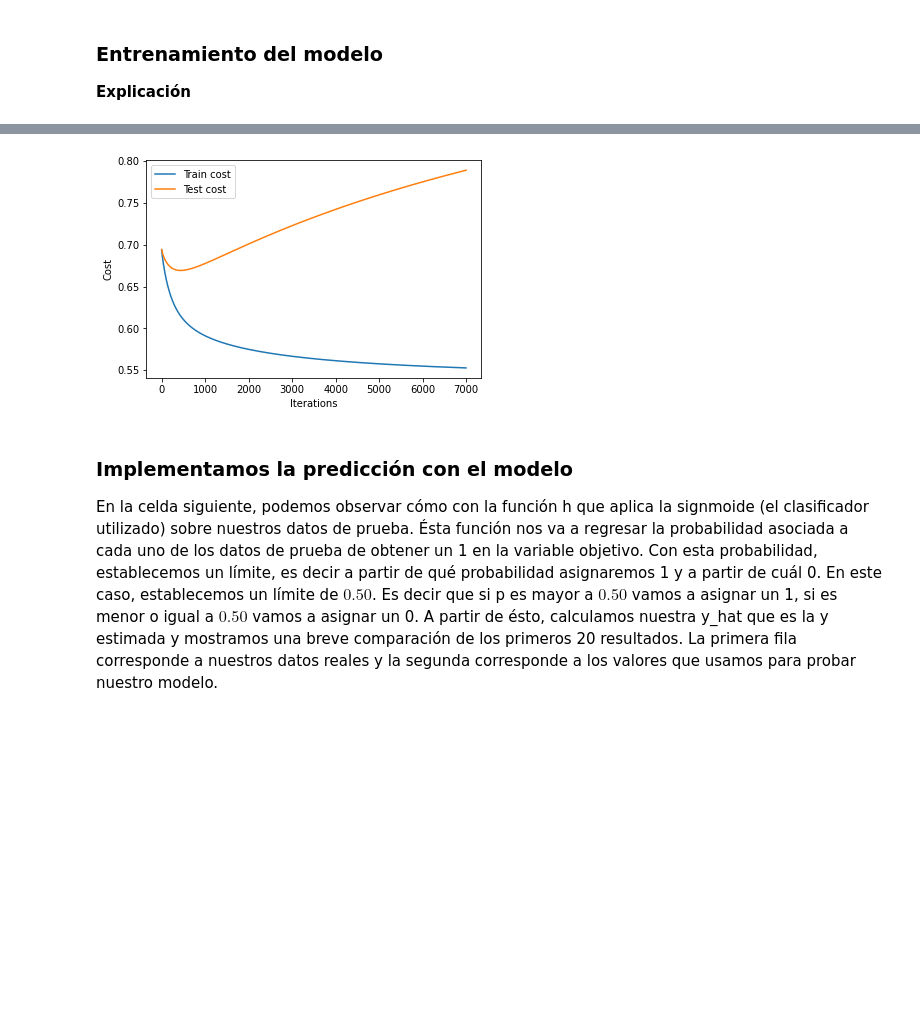
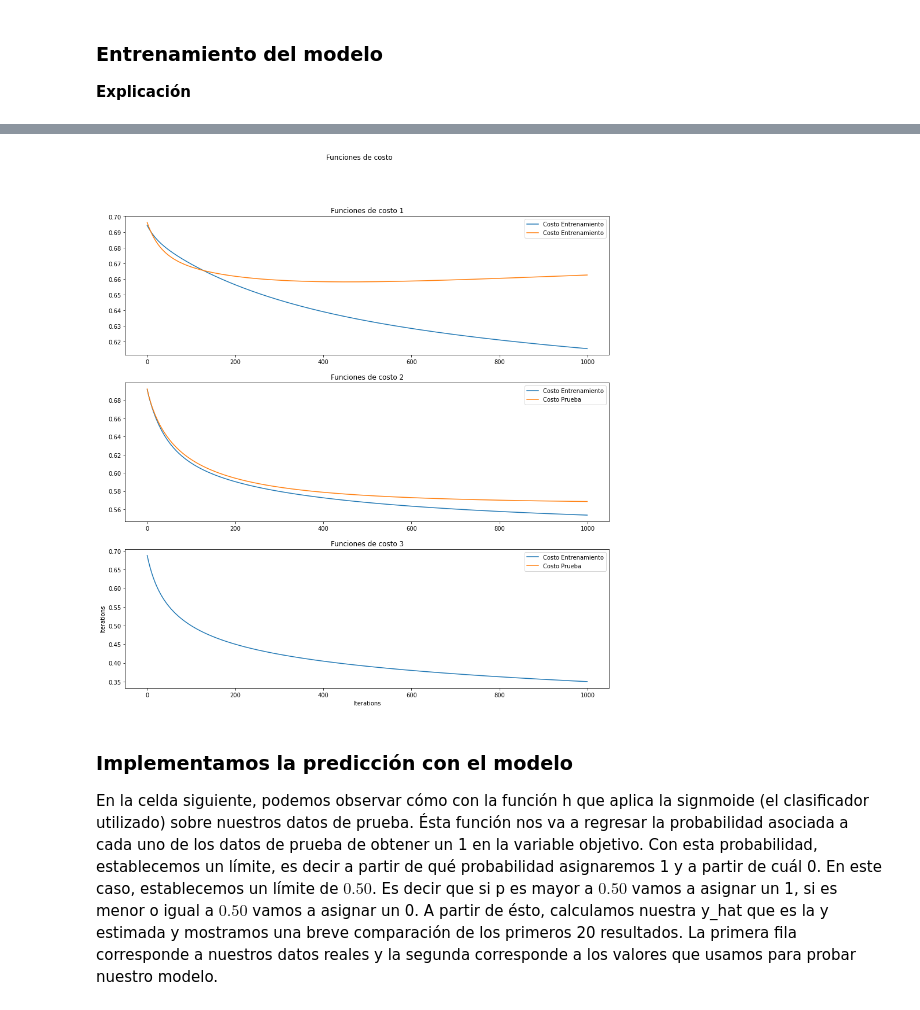
Before and after one commit to renattaGS/PAP-ML-ETICO, a Jupyter notebook: notebook.ipynb, the cells around one changed output, grey strips where cells are left out. Cells and saved outputs as stored; diff of their text form; code cells hidden in the pictures; blank space fills up the shorter version.

```diff
--- a/notebook.ipynb
+++ b/notebook.ipynb
@@ -197,3 +199,15 @@ print(X_train.shape, X_test.shape, y_train.shape, y_test.shape)
+# %%
+cols_strat = ['p13']
+
+X_train_org, X_test_org, y_train_org, y_test_org = functions.train_test_split_strat(data_techo,
+                                                                                    0.10, cols_strat)
+
+X_train_llenado, X_test_llenado, y_train_llenado, y_test_llenado = functions.train_test_split_strat(data_techo_llenado,
+                                                                                                    0.20, cols_strat)
+
+X_train_sllenado, X_test_sllenado, y_train_sllenado, y_test_sllenado = functions.train_test_split_strat(data_techo_sllenado,
+                                                                                                        0.10, cols_strat)
+features = X_train_org.columns.tolist()
 # %% [markdown]
 ###  Estandirazción
 
@@ -227,9 +241,16 @@ cols_estan = ['p14', 'p15', 'p19', 'p20', 'p26', 'p32', 'p33', 'p34', 'p35',
               'p36', 'p39', 'p40', 'p47', 'p66', 'p67', 'p74', 'p91', 'p92', 'p93',
               'p99', 'p101', 'p104']
 
-z_train, z_test = functions.standarizacion(X_train, X_test, cols_estan)
+z_train, z_test = functions.standarizacion(X_train_org, X_test_org, cols_estan)
+X_train_org[cols_estan] = z_train
+X_test_org[cols_estan] = z_test
 
-X_train[cols_estan] = z_train
-X_test[cols_estan] = z_test
+z_train, z_test = functions.standarizacion(X_train_llenado, X_test_llenado, cols_estan)
+X_train_llenado[cols_estan] = z_train
+X_test_llenado[cols_estan] = z_test
+
+z_train, z_test = functions.standarizacion(X_train_sllenado, X_test_sllenado, cols_estan)
+X_train_sllenado[cols_estan] = z_train
+X_test_sllenado[cols_estan] = z_test
 # %% [markdown]
 ### Agregamos bias a nuestra X de entrenamiento y de prueba
@@ -305,12 +308,21 @@ train cost  0.5528215189433747
-# %%
-plt.plot(range(len(J)), J, label='Train cost')
-plt.plot(range(len(J_t)), J_t, label='Test cost')
-plt.xlabel('Iterations')
-plt.ylabel('Cost')
-plt.legend()
-plt.show()
-# %% [output]
-[figure, removed]
+# %%
+np.random.seed(123)
+w = np.random.normal(loc=1e-3, scale=1e-6, size=(1, X_train_org.shape[1]))
+epochs = 1000
+
+w1, J1, J_t1 = functions.gd(X_train_org, y_train_org, X_test_org, y_test_org, w, parametros.loc['Original', 'Alpha'],
+                            parametros.loc['Original', 'Lambda'], epochs)
+w2, J2, J_t2 = functions.gd(X_train_llenado, y_train_llenado, X_test_llenado, y_test_llenado, w, parametros.loc['Llenados', 'Alpha'],
+                            parametros.loc['Llenados', 'Lambda'], epochs)
+w3, J3, J_t3 = functions.gd(X_train_sllenado, y_train_sllenado, X_test_sllenado, y_test_sllenado, w, parametros.loc['Solo llenado', 'Alpha'],
+                            parametros.loc['Solo llenado', 'Lambda'], epochs)
+w1 = w1.reshape(-1)
+w2 = w2.reshape(-1)
+w3 = w3.reshape(-1)
+# %%
+visualizations.plot3_cost(J1, J_t1, J2, J_t2, J3, J_t3)
+# %% [output]
+[figure, added]
 # %% [markdown]
 ### Implementamos la predicción con el modelo
 
```
Also changed, not shown: parts of 42 cells of this notebook, 11 other files.
